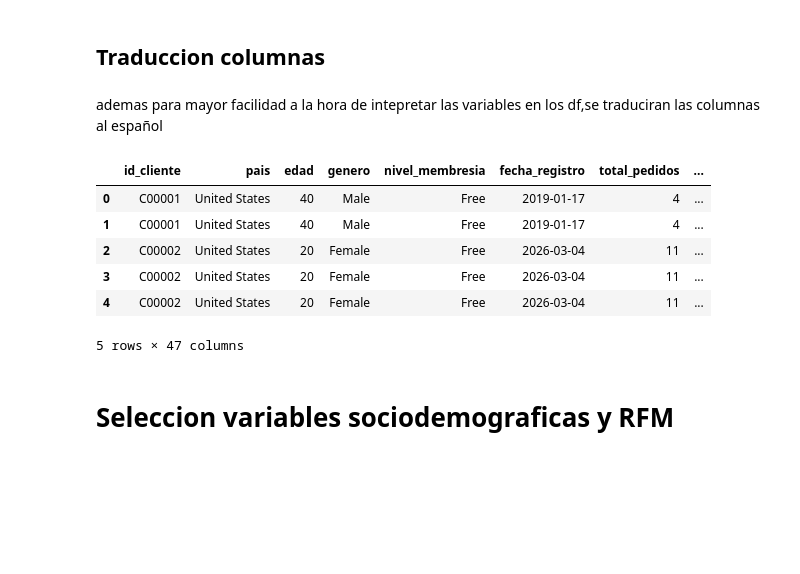
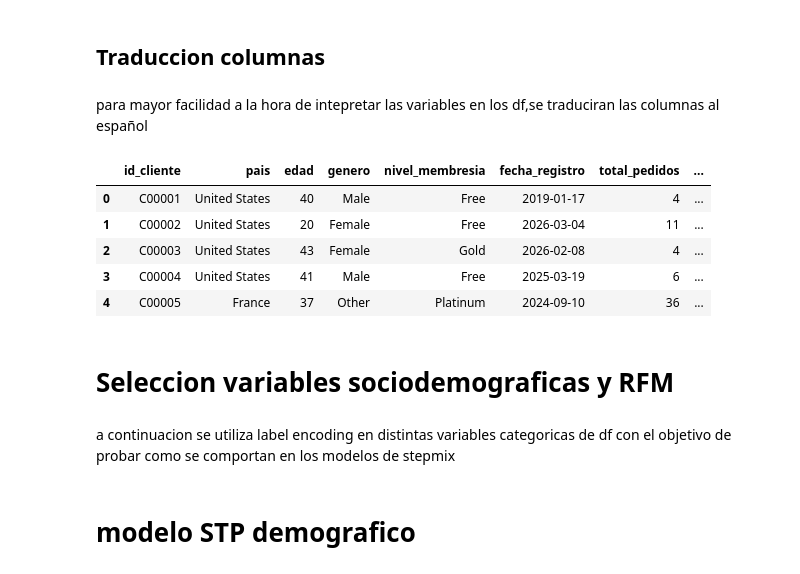
Before and after one commit to ShawnFRS/trabajos-marketing, a Jupyter notebook: trabajo 2/trabajo 2.ipynb, the cells around one changed output. Cells and saved outputs as stored; diff of their text form; code cells hidden in the pictures; blank space fills up the shorter version.

Commit message:
Agregadas tarjetas y encode de variable categoricas

```diff
--- a/trabajo 2/trabajo 2.ipynb
+++ b/trabajo 2/trabajo 2.ipynb
@@ -115,7 +146,7 @@ df = pd.merge(
 # %% [markdown]
 ## Traduccion columnas
 # %% [markdown]
-ademas para mayor facilidad a la hora de intepretar las variables en los df,se traduciran las columnas al español
+para mayor facilidad a la hora de intepretar las variables en los df,se traduciran las columnas al español
 # %%
 # Diccionario de traducción al español
 traduccion_columnas = {
@@ -182,15 +213,18 @@ traduccion_columnas = {
 }
 
 df.rename(columns=traduccion_columnas, inplace=True)
+df_consumidores.rename(columns=traduccion_columnas, inplace=True)
+df_compras.rename(columns=traduccion_columnas, inplace=True)
 # %%
-display(df.head(5))
+display(df_consumidores.head(5))
 # %% [output]
 |  | id_cliente | pais | edad | genero | nivel_membresia | fecha_registro | total_pedidos | ... |
 | 0 | C00001 | United States | 40 | Male | Free | 2019-01-17 | 4 | ... |
-| 1 | C00001 | United States | 40 | Male | Free | 2019-01-17 | 4 | ... |
-| 2 | C00002 | United States | 20 | Female | Free | 2026-03-04 | 11 | ... |
-| 3 | C00002 | United States | 20 | Female | Free | 2026-03-04 | 11 | ... |
-| 4 | C00002 | United States | 20 | Female | Free | 2026-03-04 | 11 | ... |
+| 1 | C00002 | United States | 20 | Female | Free | 2026-03-04 | 11 | ... |
+| 2 | C00003 | United States | 43 | Female | Gold | 2026-02-08 | 4 | ... |
+| 3 | C00004 | United States | 41 | Male | Free | 2025-03-19 | 6 | ... |
+| 4 | C00005 | France | 37 | Other | Platinum | 2024-09-10 | 36 | ... |
-5 rows × 47 columns
 # %% [markdown]
 # Seleccion variables sociodemograficas y RFM
+# %% [markdown]
+a continuacion se utiliza label encoding en distintas variables categoricas de df con el objetivo de probar como se comportan en los modelos de stepmix
@@ -196,0 +342,2 @@ display(df.head(5))
+# %% [markdown]
+# modelo STP demografico
```
Also changed, not shown: parts of 19 cells of this notebook.
